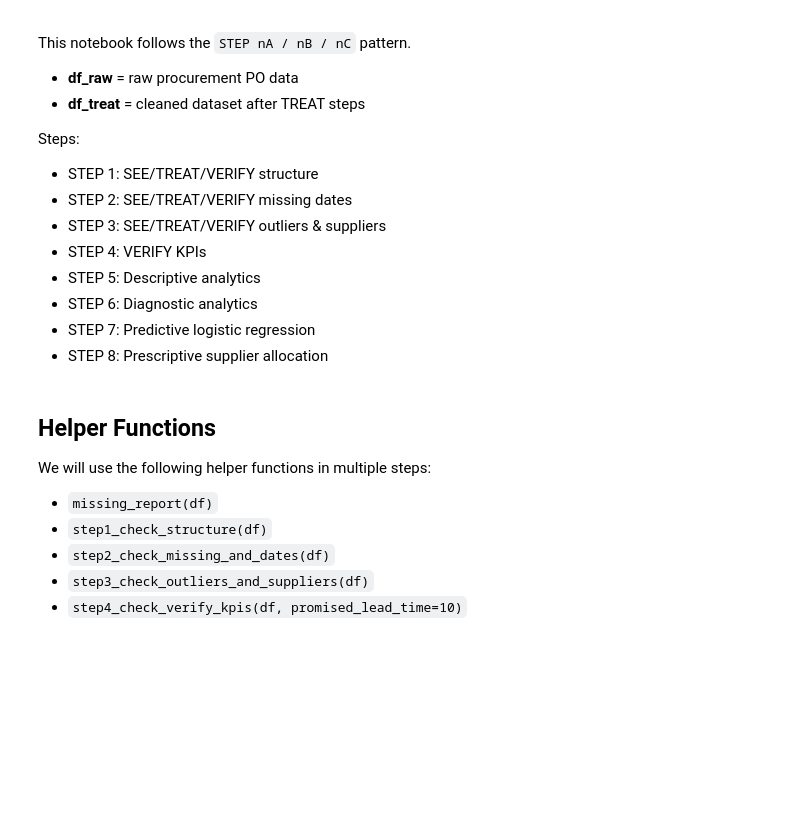
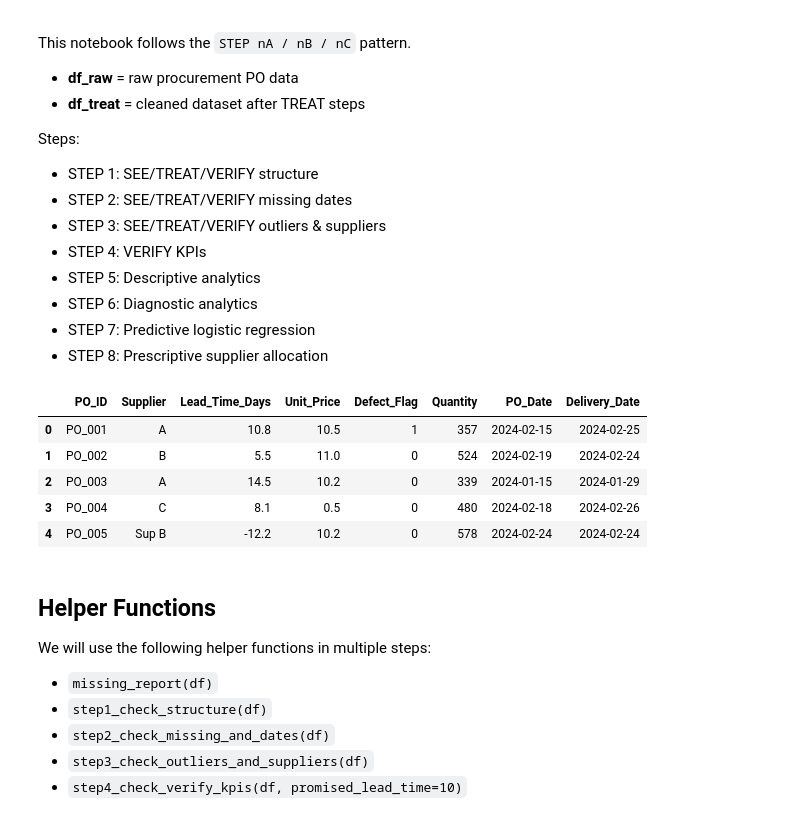
Before and after one commit to saikisri97/17_Hof_Lecture_Code_Pingo, a Jupyter notebook: Supply_Chain_Analytics/code/procurement_student_notebook.ipynb, the cells around one changed output. Drawn from its saved outputs; the diff is of its cells as text; code cells hidden in the pictures; blank space fills up the shorter version.

```diff
--- a/Supply_Chain_Analytics/code/procurement_student_notebook.ipynb
+++ b/Supply_Chain_Analytics/code/procurement_student_notebook.ipynb
@@ -27,8 +27,15 @@ Steps:
 # %%
 # STEP 0B — load dataset
 # TODO: load the CSV file (it should be in the same folder as this notebook)
-# df_raw = pd.read_csv('https://raw.githubusercontent.com/saikisri97/17_Hof_Lecture_Code_Pingo/refs/heads/main/Supply_Chain_Analytics/data/procurement_po_data.csv')
-# df_raw.head()
+df_raw = pd.read_csv('https://raw.githubusercontent.com/saikisri97/17_Hof_Lecture_Code_Pingo/refs/heads/main/Supply_Chain_Analytics/data/procurement_po_data.csv')
+df_raw.head()
+# %% [output]
+|  | PO_ID | Supplier | Lead_Time_Days | Unit_Price | Defect_Flag | Quantity | PO_Date | Delivery_Date |
+| 0 | PO_001 | A | 10.8 | 10.5 | 1 | 357 | 2024-02-15 | 2024-02-25 |
+| 1 | PO_002 | B | 5.5 | 11.0 | 0 | 524 | 2024-02-19 | 2024-02-24 |
+| 2 | PO_003 | A | 14.5 | 10.2 | 0 | 339 | 2024-01-15 | 2024-01-29 |
+| 3 | PO_004 | C | 8.1 | 0.5 | 0 | 480 | 2024-02-18 | 2024-02-26 |
+| 4 | PO_005 | Sup B | -12.2 | 10.2 | 0 | 578 | 2024-02-24 | 2024-02-24 |
 # %% [markdown]
 ## Helper Functions
 
```
Also changed, not shown: parts of 1 cell of this notebook, 2 other files.
